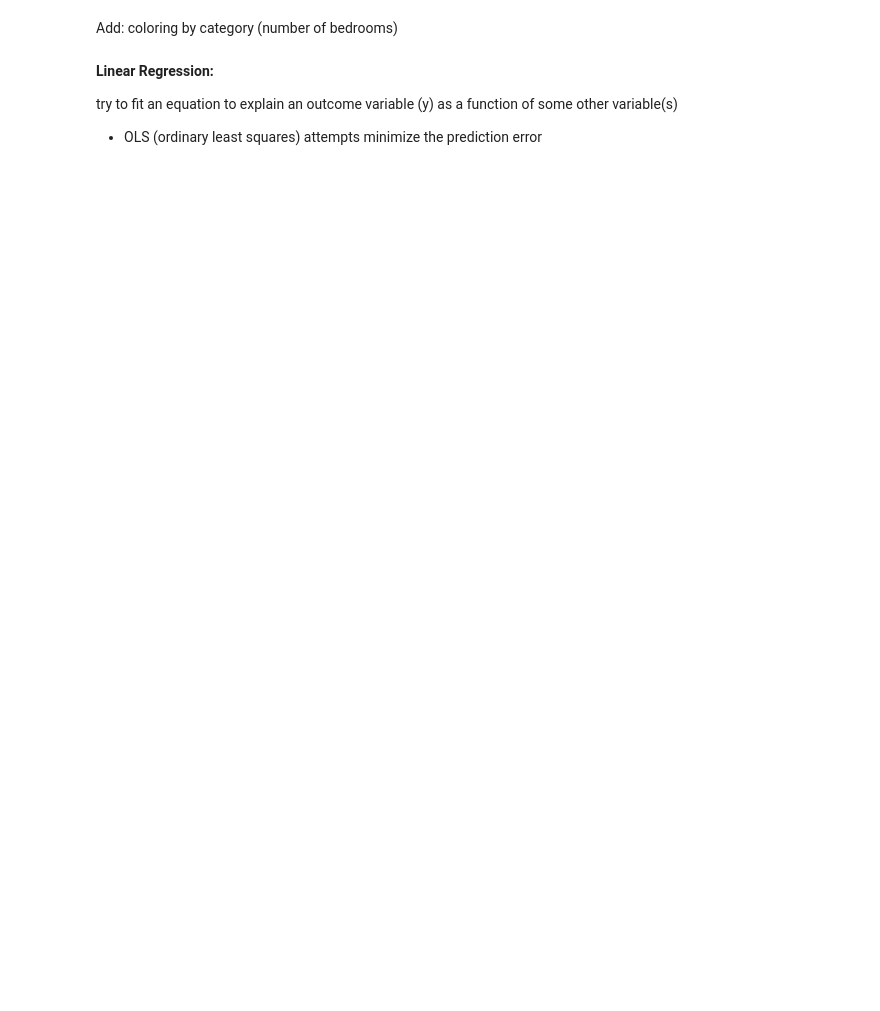
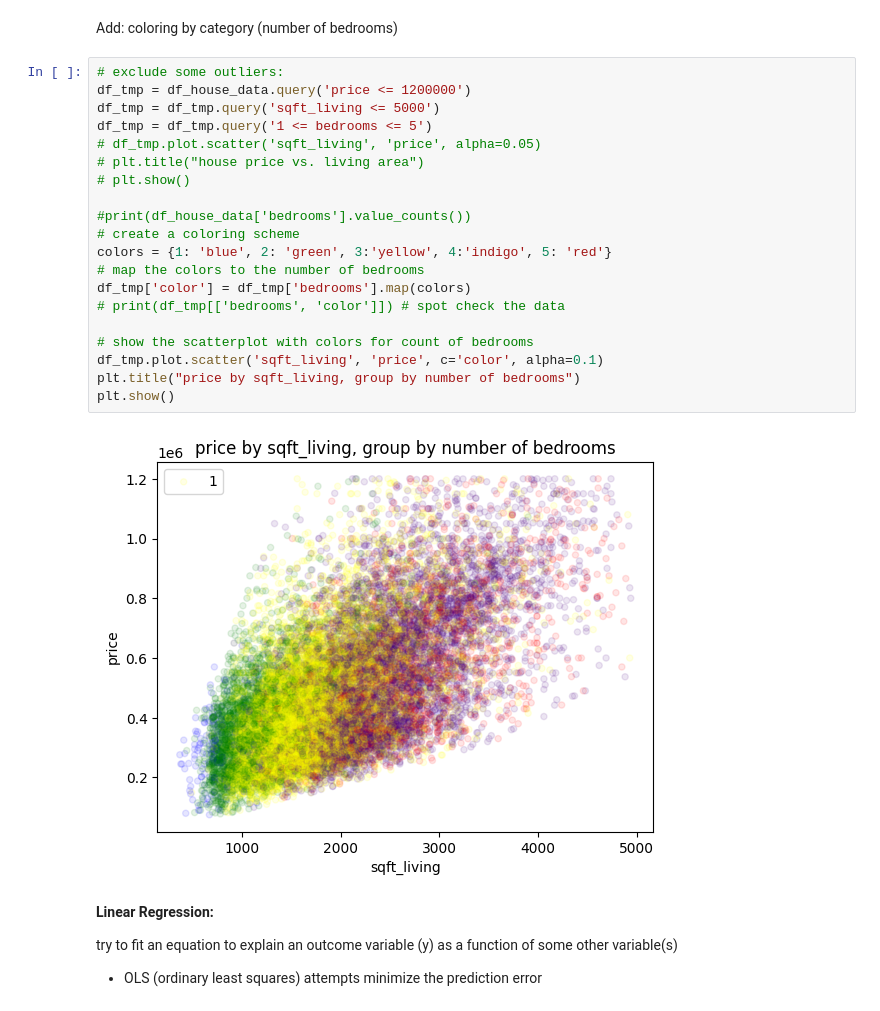
Before and after one commit to vshatagopam-bu/dx602-examples, a Jupyter notebook: week12/examples-week-12.ipynb, the cells around one changed output. Saved outputs shown, nothing was run; the diff lists cells and outputs as text; blank space fills up the shorter version.

```diff
--- a/week12/examples-week-12.ipynb
+++ b/week12/examples-week-12.ipynb
@@ -27,5 +97,27 @@ Scatter plots
 # %% [markdown]
 Add: coloring by category (number of bedrooms)
+# %%
+# exclude some outliers:
+df_tmp = df_house_data.query('price <= 1200000')
+df_tmp = df_tmp.query('sqft_living <= 5000')
+df_tmp = df_tmp.query('1 <= bedrooms <= 5')
+# df_tmp.plot.scatter('sqft_living', 'price', alpha=0.05)
+# plt.title("house price vs. living area")
+# plt.show()
+
+#print(df_house_data['bedrooms'].value_counts())
+# create a coloring scheme
+colors = {1: 'blue', 2: 'green', 3:'yellow', 4:'indigo', 5: 'red'}
+# map the colors to the number of bedrooms
+df_tmp['color'] = df_tmp['bedrooms'].map(colors)
+# print(df_tmp[['bedrooms', 'color']]) # spot check the data
+
+# show the scatterplot with colors for count of bedrooms
+df_tmp.plot.scatter('sqft_living', 'price', c='color', alpha=0.1)
+plt.title("price by sqft_living, group by number of bedrooms")
+plt.show()
+# %% [output]
+[figure, added]
 # %% [markdown]
 **Linear Regression:**
 
```
Also changed, not shown: parts of 6 cells of this notebook.
